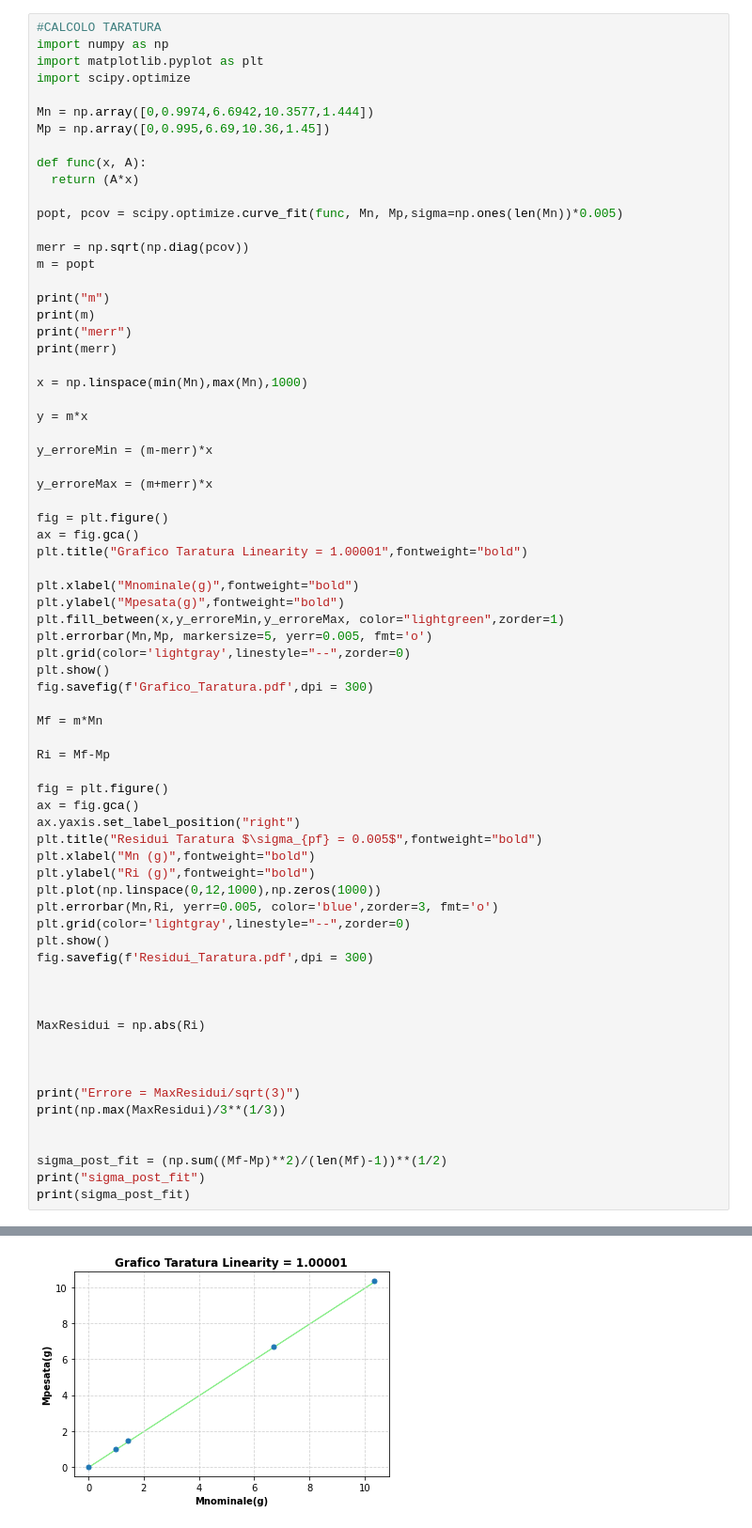
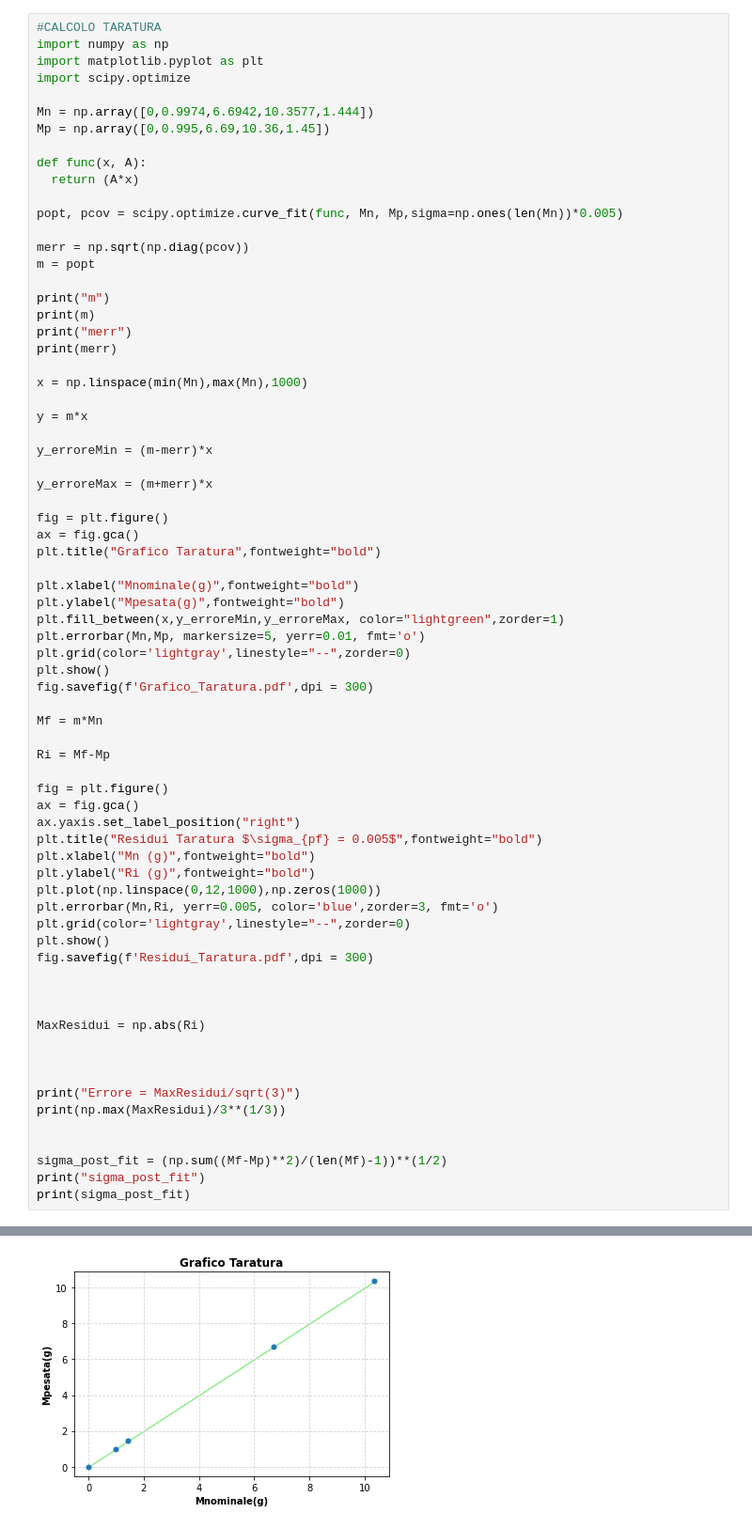
Before and after one commit to Vayxen/Lab2-E5, a Jupyter notebook: code/Analisi_Completa_Taratura.ipynb, the cells around one changed output, grey strips where cells are left out. Shown: that part at 94% size. Drawn from its saved outputs; the diff is of its cells as text.

```diff
--- a/code/Analisi_Completa_Taratura.ipynb
+++ b/code/Analisi_Completa_Taratura.ipynb
@@ -30,12 +30,12 @@ y_erroreMax = (m+merr)*x
 
 fig = plt.figure()
 ax = fig.gca()
-plt.title("Grafico Taratura Linearity = 1.00001",fontweight="bold")
+plt.title("Grafico Taratura",fontweight="bold")
 
 plt.xlabel("Mnominale(g)",fontweight="bold")
 plt.ylabel("Mpesata(g)",fontweight="bold")
 plt.fill_between(x,y_erroreMin,y_erroreMax, color="lightgreen",zorder=1)
-plt.errorbar(Mn,Mp, markersize=5, yerr=0.005, fmt='o')
+plt.errorbar(Mn,Mp, markersize=5, yerr=0.01, fmt='o')
 plt.grid(color='lightgray',linestyle="--",zorder=0)
 plt.show()
 fig.savefig(f'Grafico_Taratura.pdf',dpi = 300)
@@ -47,34 +47,34 @@ Ri = Mf-Mp
 fig = plt.figure()
 ax = fig.gca()
 ax.yaxis.set_label_position("right")
 plt.title("Residui Taratura $\sigma_{pf} = 0.005$",fontweight="bold")
 plt.xlabel("Mn (g)",fontweight="bold")
 plt.ylabel("Ri (g)",fontweight="bold")
 plt.plot(np.linspace(0,12,1000),np.zeros(1000))
 plt.errorbar(Mn,Ri, yerr=0.005, color='blue',zorder=3, fmt='o')
 plt.grid(color='lightgray',linestyle="--",zorder=0)
 plt.show()
 fig.savefig(f'Residui_Taratura.pdf',dpi = 300)
 
 
 
 MaxResidui = np.abs(Ri)
 
 
 
 print("Errore = MaxResidui/sqrt(3)")
 print(np.max(MaxResidui)/3**(1/3))
 
 
 sigma_post_fit = (np.sum((Mf-Mp)**2)/(len(Mf)-1))**(1/2)
 print("sigma_post_fit")
 print(sigma_post_fit)
 # %% [output]
 m
 [1.00001274]
 merr
 [0.00032277]
-[figure, old version]
+[figure, new version]
 [figure]
 Errore = MaxResidui/sqrt(3)
 0.004147409662801467
```
Also changed, not shown: 42 other files.
